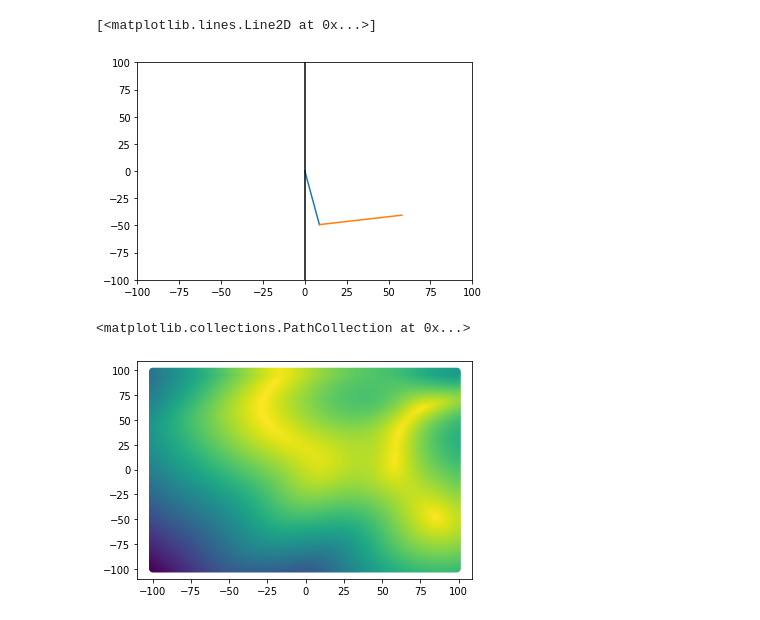
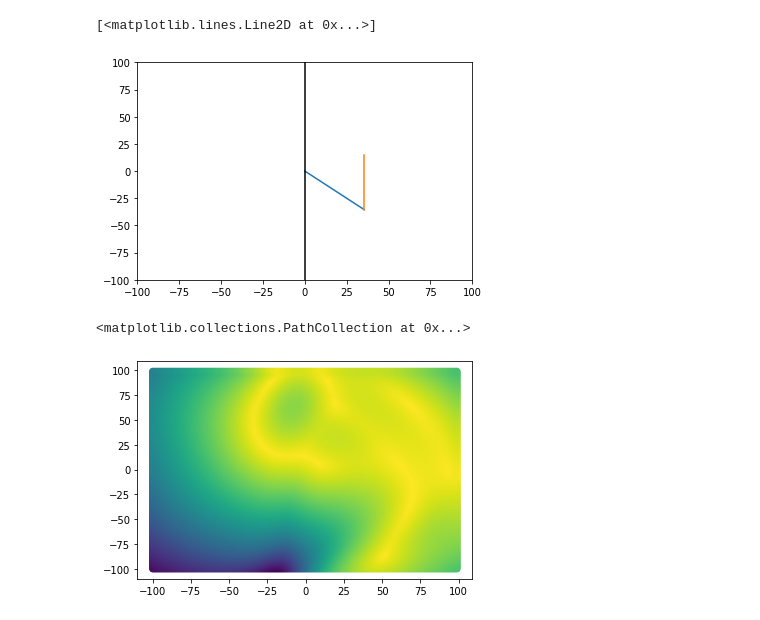
Before and after one commit to jarkuszewski/NeuralNetworks, a Jupyter notebook: RekaRobota.ipynb, the cells around one changed output. Saved outputs shown, nothing was run; the diff lists cells and outputs as text; code cells hidden in the pictures.

```diff
--- a/RekaRobota.ipynb
+++ b/RekaRobota.ipynb
@@ -17,9 +17,12 @@ class NeuralNetwork:
     self.delta = list(range(self.number_of_layers))
     self.second_delta = list(range(self.number_of_layers))
 
+
+  #losuje wagi i OSOBNO bias
     for i in range(self.number_of_layers - 1):
       self.weights[i + 1] = np.random.uniform(-0.5, 0.5, (layers[i], layers[i +1]))
       self.bias[i + 1] = np.random.uniform(-0.5, 0.5, layers[i + 1])
+
 
   #liczenie delty i aktualizacja wag
   #punkt 2.3 i 2.4 algorytmu -> przebiegamy wstecz
@@ -55,6 +58,9 @@ class NeuralNetwork:
 
       #poprawianie delt
       self.back_propagation(sample)
+
+      if i % 10000 == 0:
+        print("Progress: {}%".format(np.around(i / epochs * 100, decimals = 1)))
 
   def step_forward(self):
     for i in range(1, self.number_of_layers):
@@ -116,6 +122,6 @@ class NeuralNetwork:
 
     return np.array([xb, yb])
 # %%
-network = NeuralNetwork([2,8,8,2], 0.1)
+network = NeuralNetwork([2,4,4,2], 0.1)
 # %%
 network.train(500000)
@@ -122,17 +146,17 @@ network.train(500000)
 # %%
-alpha = np.radians(10)
-beta = np.radians(90)
+alpha = np.radians(45)
+beta = np.radians(45)
 
 coords = network.calculate_input([alpha, beta])
 plt.xlim(-100,100)
 plt.ylim(-100,100)
 plt.plot([0, network.hand_range * np.sin(alpha)], [0, -network.hand_range * np.cos(alpha)])
 plt.plot([network.hand_range * np.sin(alpha), coords[0]], [-network.hand_range * np.cos(alpha), coords[1]])
 
 plt.plot([0,0], [-100, 100], 'black')
 # %% [output]
 [<matplotlib.lines.Line2D at 0x...>]
-[figure, old version]
+[figure, new version]
 # %%
 x = y = [i for i in range(-100, 100)]
 #iloczyn kartezjanski 200x200
@@ -149,4 +173,4 @@ for i in range(len(A)):
 plt.scatter(A[:,0], A[:,1], c=distance_diff)
 # %% [output]
 <matplotlib.collections.PathCollection at 0x...>
-[figure, old version]
+[figure, new version]
```
Also changed, not shown: parts of 1 cell of this notebook.
